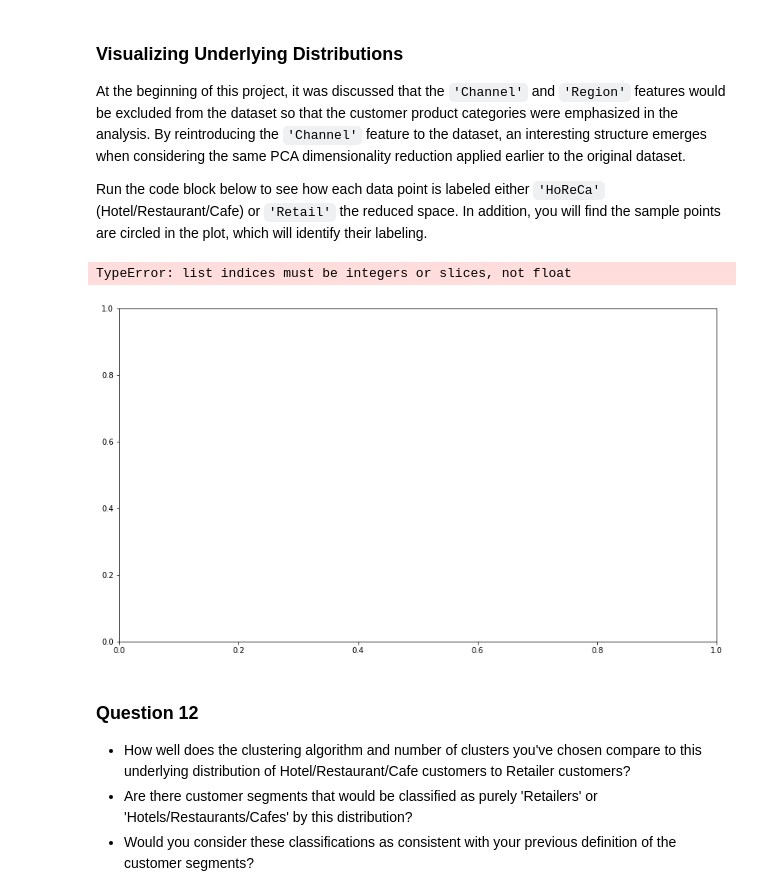
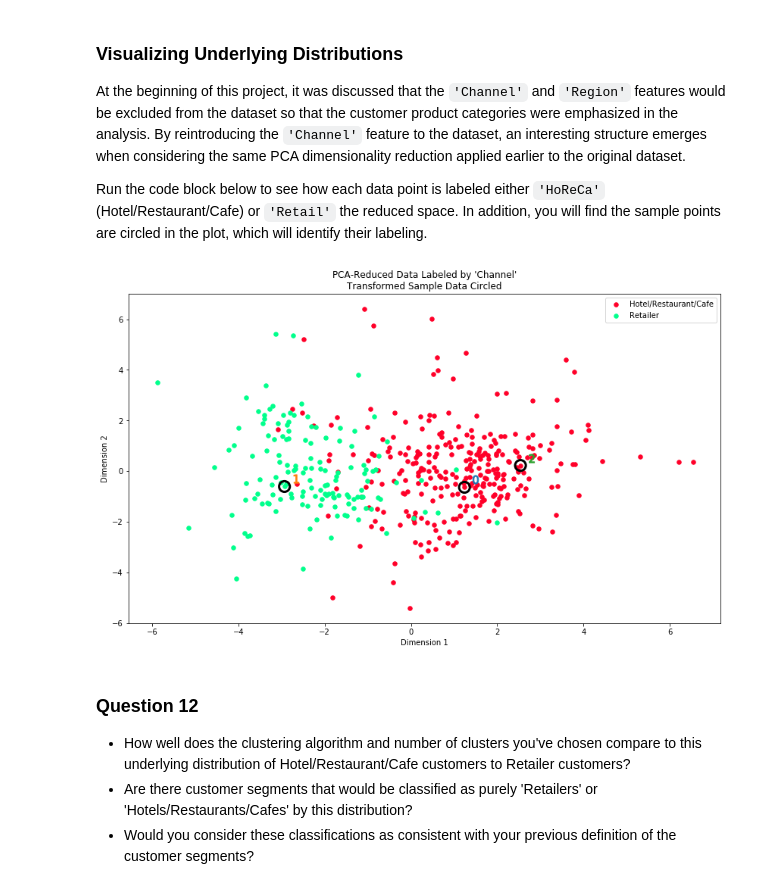
Before and after one commit to MichelML/udacity-machine-learning, a Jupyter notebook: projects/customer_segments/customer_segments.ipynb, the cells around one changed output. Drawn from its saved outputs; the diff is of its cells as text; code cells hidden in the pictures.

```diff
--- a/projects/customer_segments/customer_segments.ipynb
+++ b/projects/customer_segments/customer_segments.ipynb
@@ -785,10 +785,9 @@ At the beginning of this project, it was discussed that the `'Channel'` and `'Re
 Run the code block below to see how each data point is labeled either `'HoReCa'` (Hotel/Restaurant/Cafe) or `'Retail'` the reduced space. In addition, you will find the sample points are circled in the plot, which will identify their labeling.
 # %%
 # Display the clustering results based on 'Channel' data
-vs.channel_results(reduced_data, outliers, pca_samples)
+vs.channel_results(reduced_data, outliers_more_than_one_occurence, pca_samples)
 # %% [output]
-TypeError: list indices must be integers or slices, not float
-[figure, old version]
+[figure, new version]
 # %% [markdown]
 ### Question 12
 
```
Also changed, not shown: parts of 2 cells of this notebook.
